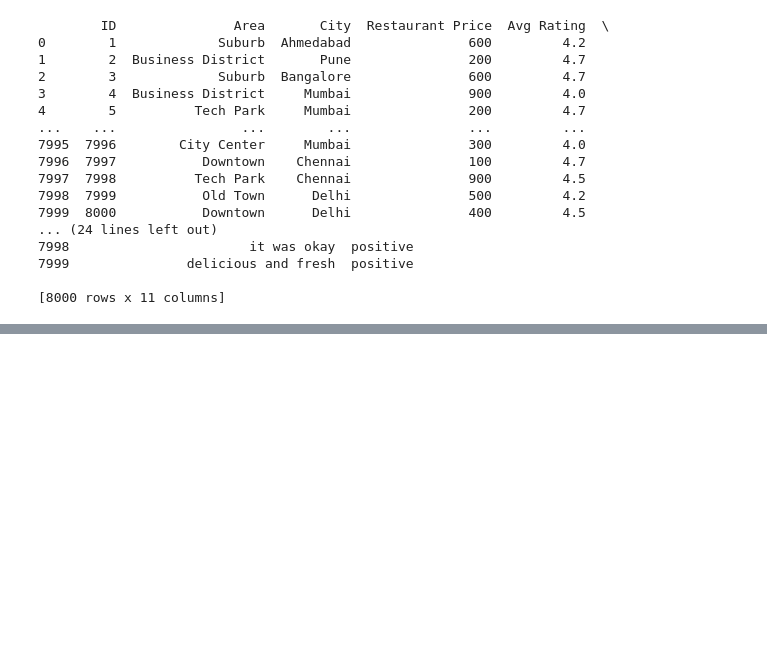
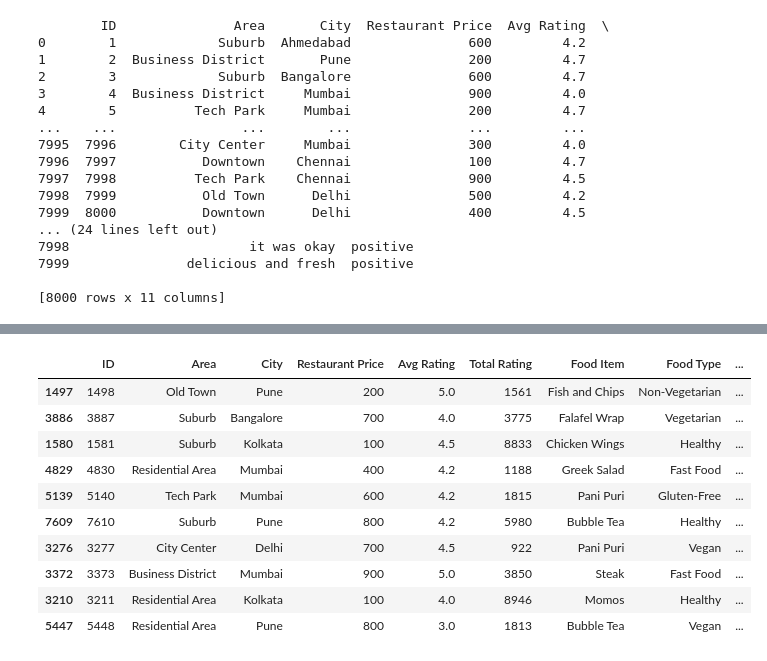
Before and after one commit to Ritikakoirala/Smart-Restaurant-and-Sentiment-Analysis, a Jupyter notebook: smartapp/MODELTRAINED.ipynb, the cells around one changed output, grey strips where cells are left out. Cells and saved outputs as stored; diff of their text form; code cells hidden in the pictures; blank space fills up the shorter version.

```diff
--- a/smartapp/MODELTRAINED.ipynb
+++ b/smartapp/MODELTRAINED.ipynb
@@ -42,0 +54,14 @@ print(data)
+# %%
+data.sample(10)
+# %% [output]
+|  | ID | Area | City | Restaurant Price | Avg Rating | Total Rating | Food Item | Food Type | ... |
+| 1497 | 1498 | Old Town | Pune | 200 | 5.0 | 1561 | Fish and Chips | Non-Vegetarian | ... |
+| 3886 | 3887 | Suburb | Bangalore | 700 | 4.0 | 3775 | Falafel Wrap | Vegetarian | ... |
+| 1580 | 1581 | Suburb | Kolkata | 100 | 4.5 | 8833 | Chicken Wings | Healthy | ... |
+| 4829 | 4830 | Residential Area | Mumbai | 400 | 4.2 | 1188 | Greek Salad | Fast Food | ... |
+| 5139 | 5140 | Tech Park | Mumbai | 600 | 4.2 | 1815 | Pani Puri | Gluten-Free | ... |
+| 7609 | 7610 | Suburb | Pune | 800 | 4.2 | 5980 | Bubble Tea | Healthy | ... |
+| 3276 | 3277 | City Center | Delhi | 700 | 4.5 | 922 | Pani Puri | Vegan | ... |
+| 3372 | 3373 | Business District | Mumbai | 900 | 5.0 | 3850 | Steak | Fast Food | ... |
+| 3210 | 3211 | Residential Area | Kolkata | 100 | 4.0 | 8946 | Momos | Healthy | ... |
+| 5447 | 5448 | Residential Area | Pune | 800 | 3.0 | 1813 | Bubble Tea | Vegan | ... |
```
Also changed, not shown: parts of 21 cells of this notebook.
